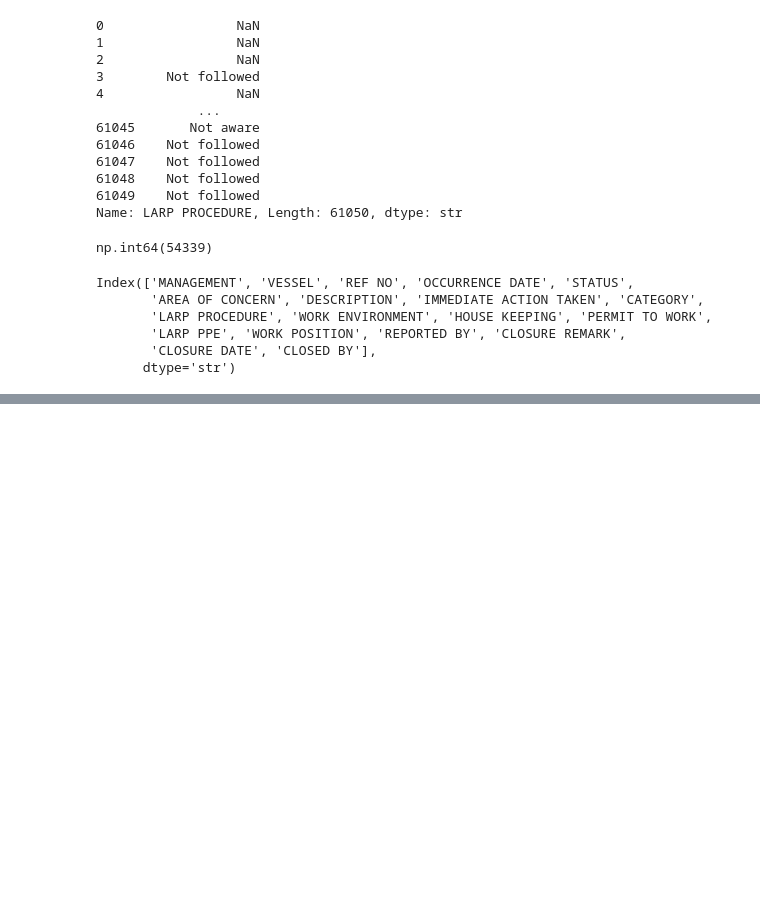
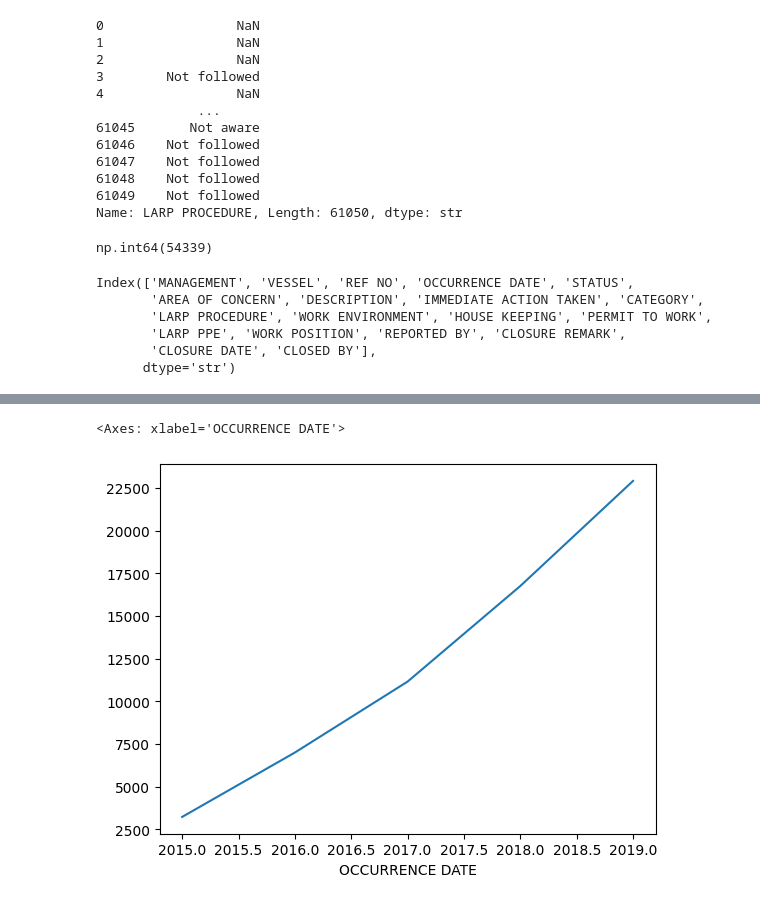
Before and after one commit to kiranr12r/Data-cleaning-and-EDA, a Jupyter notebook: cleaned-data/LARPDatabase_2015.ipynb, the cells around one changed output, grey strips where cells are left out. Drawn from its saved outputs; the diff is of its cells as text; code cells hidden in the pictures; blank space fills up the shorter version.

```diff
--- a/cleaned-data/LARPDatabase_2015.ipynb
+++ b/cleaned-data/LARPDatabase_2015.ipynb
@@ -303,0 +331,2 @@ data
+# %%
+data.drop(columns=['HOUSE KEEPING'], inplace=True)
@@ -303,0 +346,2 @@ data
+# %%
+data.drop(columns=['PERMIT TO WORK'], inplace=True)
@@ -303,0 +460,3 @@ data
+# %%
+data["OCCURRENCE DATE"] = pd.to_datetime(data["OCCURRENCE DATE"], errors="coerce")
+data["CLOSURE DATE"] = pd.to_datetime(data["CLOSURE DATE"], errors="coerce")
@@ -303,0 +501,4 @@ data
+# %%
+data["year"] = data["OCCURRENCE DATE"].dt.year
+
+data["year"].value_counts().sort_index()
@@ -303,0 +523,5 @@ data
+# %%
+data.groupby(data["OCCURRENCE DATE"].dt.year).size().plot()
+# %% [output]
+<Axes: xlabel='OCCURRENCE DATE'>
+[figure, added]
```
Also changed, not shown: parts of 28 cells of this notebook, 1 other file.
